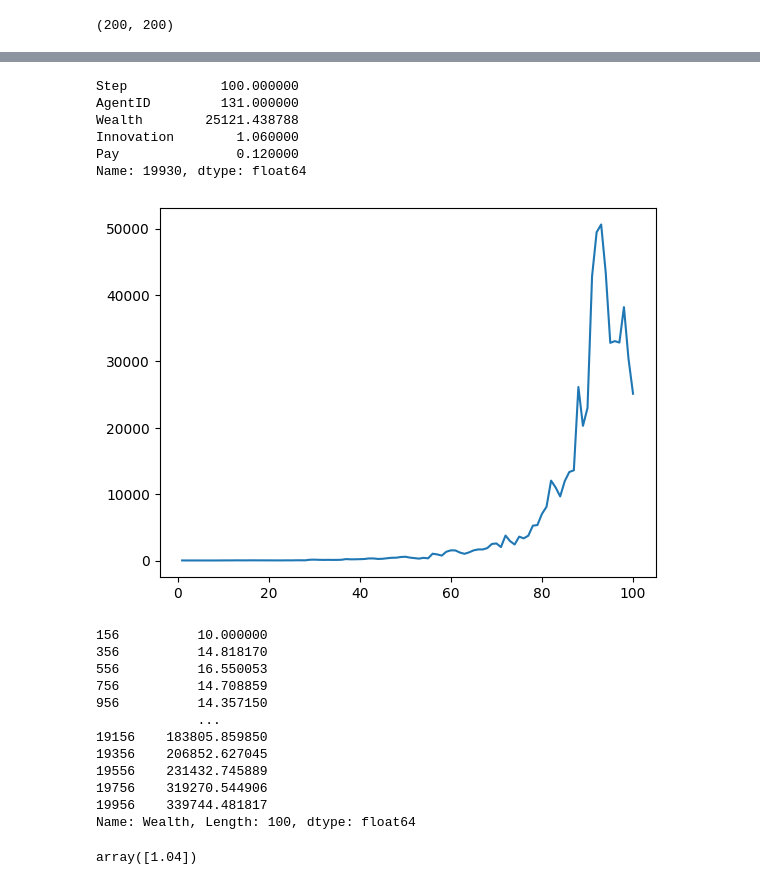
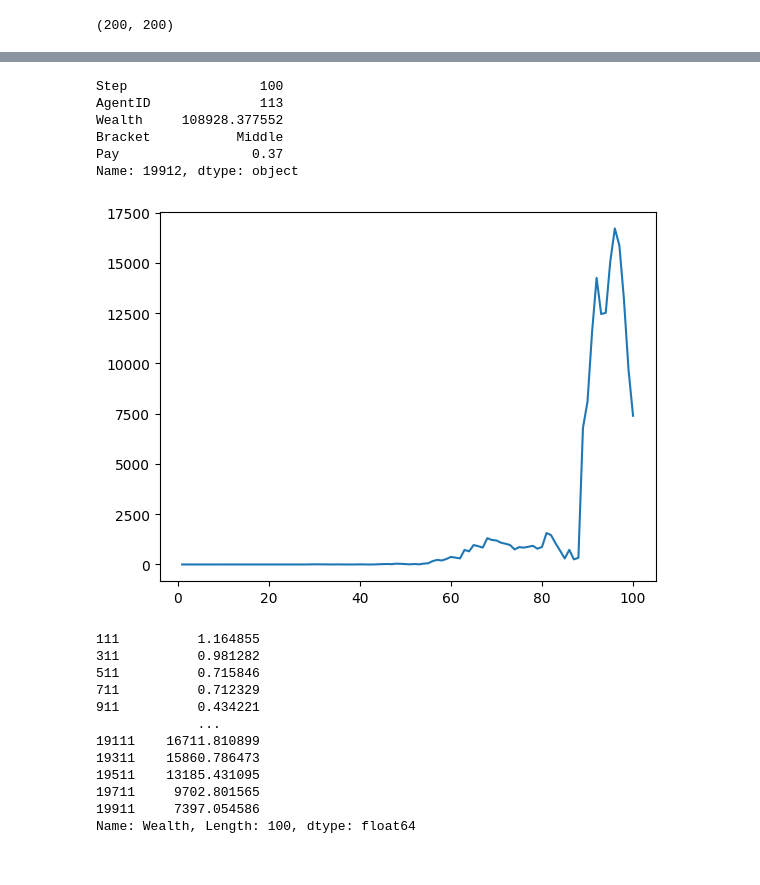
Before and after one commit to 4-Impact/inequality-simulator, a Jupyter notebook: DataAnalysis.ipynb, the cells around one changed output, grey strips where cells are left out. Drawn from its saved outputs; the diff is of its cells as text; code cells hidden in the pictures.

```diff
--- a/DataAnalysis.ipynb
+++ b/DataAnalysis.ipynb
@@ -57,42 +56,38 @@ plt.scatter(X,y)
 step_100_df = data.loc[data['Step'] == 100]
 
 # Find the row with the minimum Wealth at Step 100
-min_wealth_row = step_100_df.loc[step_100_df['Wealth'].idxmin()]
+min_wealth_row = step_100_df.loc[step_100_df['Wealth'].idxmax()]
 min_wealth_row
 # %% [output]
-Step            100.000000
-AgentID         131.000000
-Wealth        25121.438788
-Innovation        1.060000
-Pay               0.120000
-Name: 19930, dtype: float64
+Step                 100
+AgentID              113
+Wealth     108928.377552
+Bracket           Middle
+Pay                 0.37
+Name: 19912, dtype: object
 # %%
-oneagent = data.loc[data['AgentID'] == 131]
+oneagent = data.loc[data['AgentID'] == 112]
 
 
 # Plot the wealth of agent 14 over time
 g = plt.plot(oneagent["Step"], oneagent["Wealth"])
 # %% [output]
-[figure, old version]
+[figure, new version]
 # %%
 oneagent["Wealth"]
 # %% [output]
-156          10.000000
-356          14.818170
-556          16.550053
-756          14.708859
-956          14.357150
+111          1.164855
+311          0.981282
+511          0.715846
+711          0.712329
+911          0.434221
              ...
-19156    183805.859850
-19356    206852.627045
-19556    231432.745889
-19756    319270.544906
-19956    339744.481817
+19111    16711.810899
+19311    15860.786473
+19511    13185.431095
+19711     9702.801565
+19911     7397.054586
 Name: Wealth, Length: 100, dtype: float64
-# %%
-oneagent["Innovation"].unique()
-# %% [output]
-array([1.04])
 # %%
 ccdf =[]
 for idx in range(len(final)):
```
Also changed, not shown: parts of 21 cells of this notebook, 10 other files.
